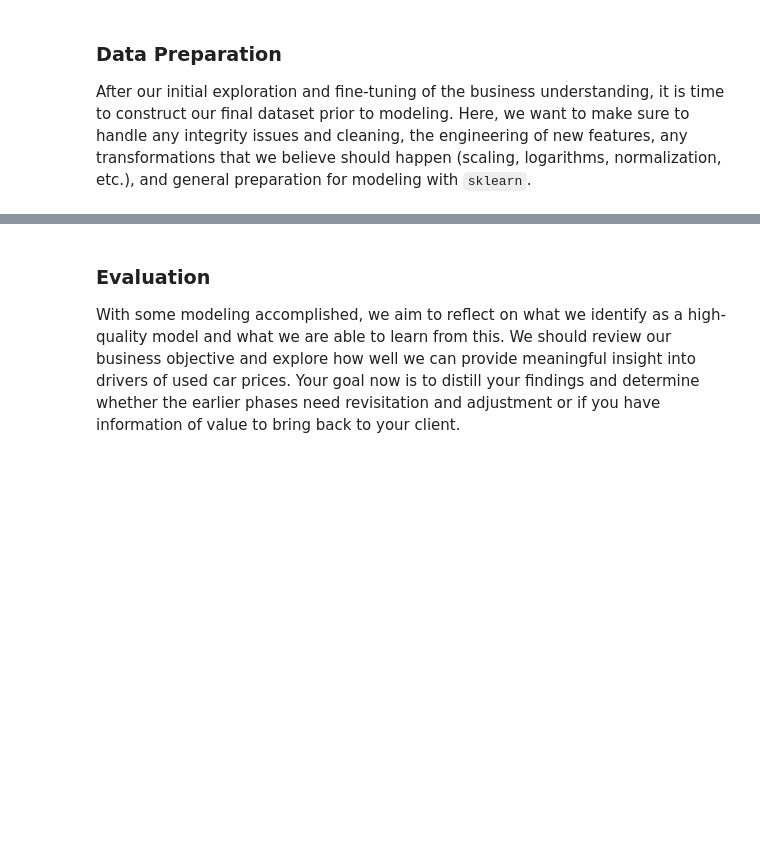
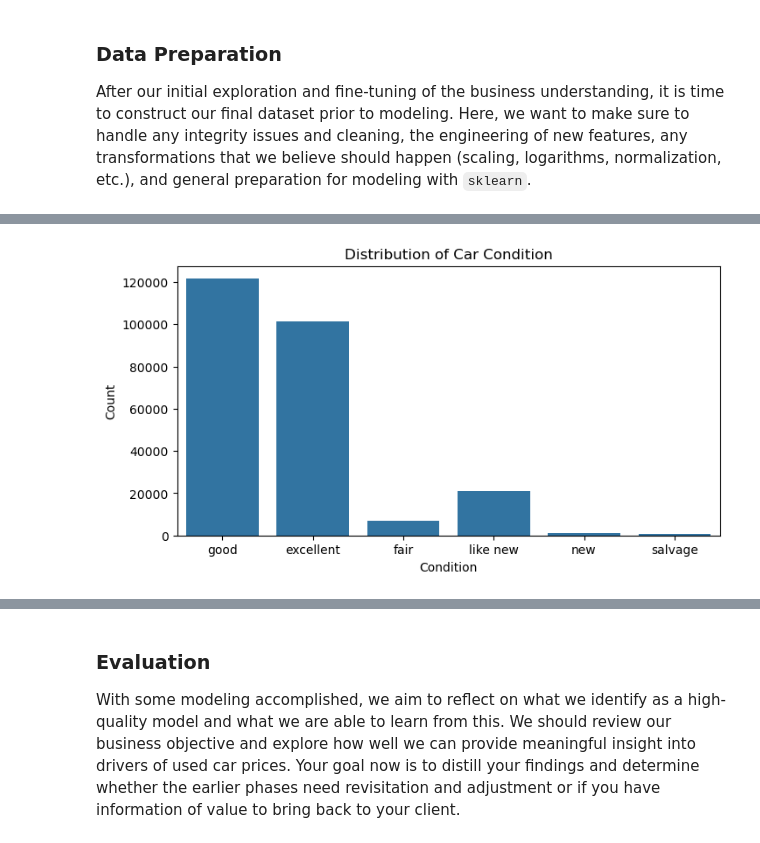
Before and after one commit to RC-ML-LAB/used-car-analysis, a Jupyter notebook: used_car_analysis.ipynb, the cells around one changed output, grey strips where cells are left out. Drawn from its saved outputs; the diff is of its cells as text; code cells hidden in the pictures; blank space fills up the shorter version.

```diff
--- a/used_car_analysis.ipynb
+++ b/used_car_analysis.ipynb
@@ -35,0 +211,11 @@ With your (almost?) final dataset in hand, it is now time to build some models.
+# %%
+# Example: Bar plot for 'condition'
+plt.figure(figsize=(8,4))
+sns.countplot(x='condition', data=df)
+plt.title('Distribution of Car Condition')
+plt.xlabel('Condition')
+plt.ylabel('Count')
+plt.savefig('images/Distribution-of-Car-Condition.png')
+plt.show()
+# %% [output]
+[figure, added]
```
Also changed, not shown: parts of 34 cells of this notebook, 21 other files.
